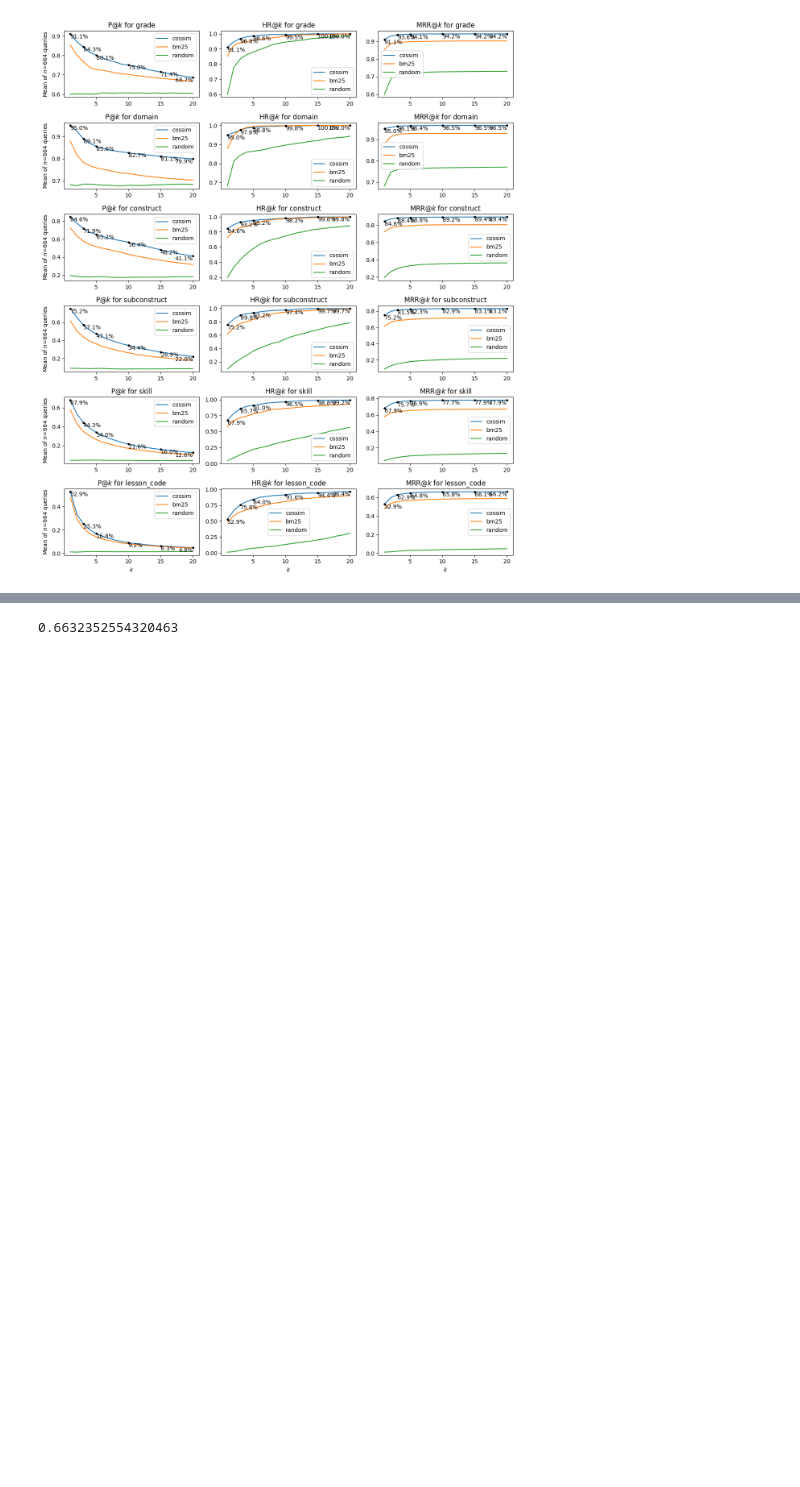
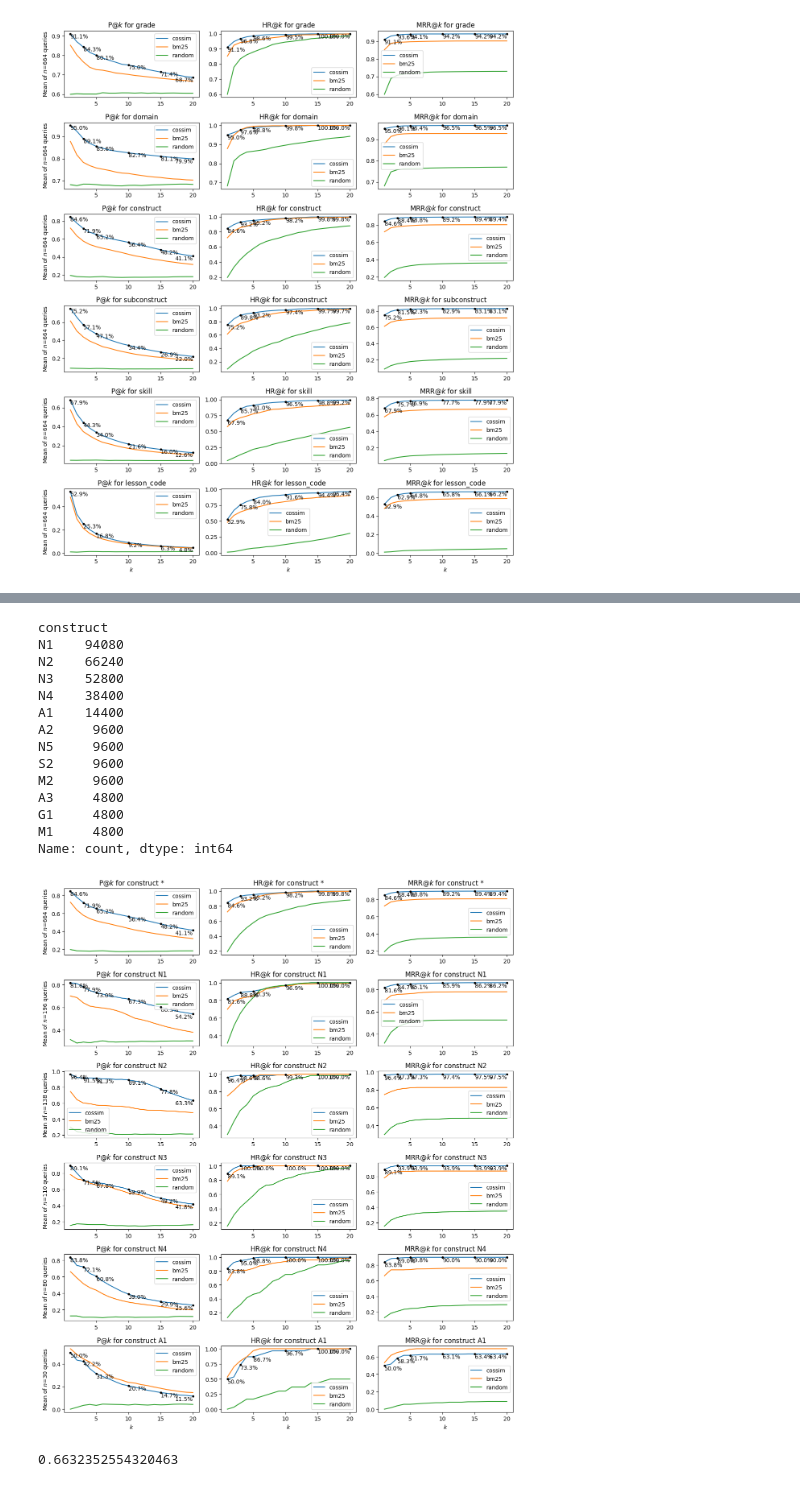
Before and after one commit to DigitalHarborFoundation/llm-math-education, a Jupyter notebook: notebook/EmbeddingTests.ipynb, the cells around one changed output, grey strips where cells are left out. Saved outputs shown, nothing was run; the diff lists cells and outputs as text; code cells hidden in the pictures; blank space fills up the shorter version.

```diff
--- a/notebook/EmbeddingTests.ipynb
+++ b/notebook/EmbeddingTests.ipynb
@@ -610,3 +634,25 @@ sklearn.metrics.ndcg_score([])
+# %%
+subset_col_name = "construct"
+group_counts = score_df[subset_col_name].value_counts()
+print(group_counts)
+group_counts = group_counts.head(5)
+plot_subset(subset_col_name, list(group_counts.to_dict().keys()))
+# %% [output]
+construct
+N1    94080
+N2    66240
+N3    52800
+N4    38400
+A1    14400
+A2     9600
+N5     9600
+S2     9600
+M2     9600
+A3     4800
+G1     4800
+M1     4800
+Name: count, dtype: int64
+[figure, added]
 # %%
 eval_df.reciprocal_rank.mean()
 # %% [output]
```
Also changed, not shown: parts of 5 cells of this notebook, 3 other files.
